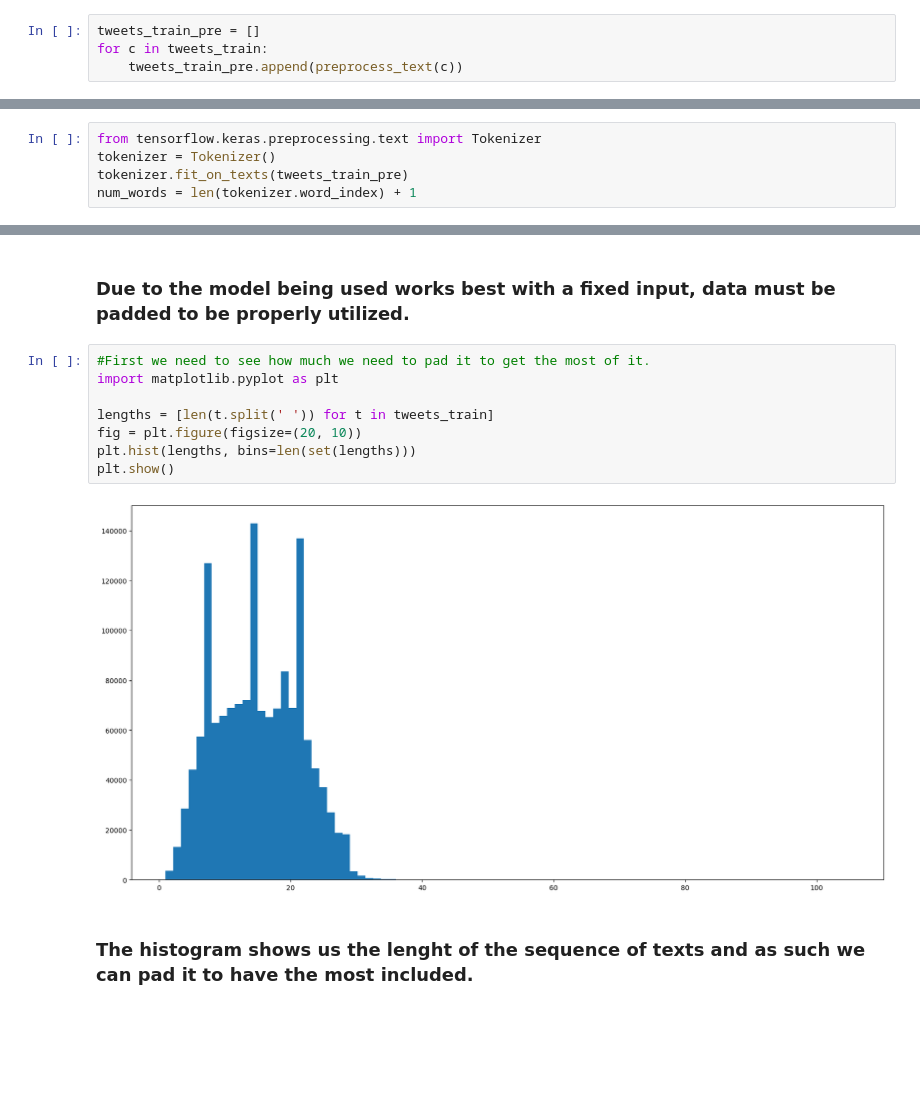
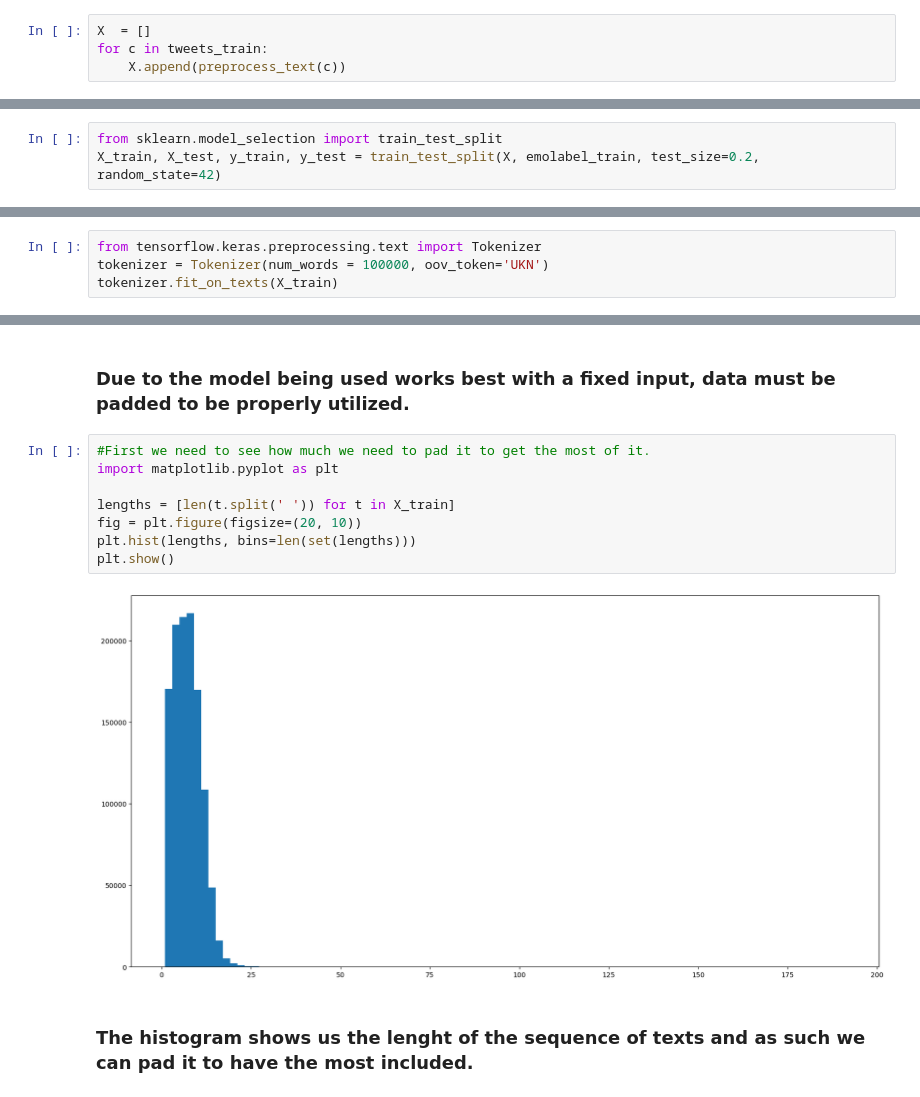
Before and after one commit to NyleGalvez/DM2022-Lab2-Homework, a Jupyter notebook: Competition - Optimized PreProcessing.ipynb, the cells around one changed output, grey strips where cells are left out. Saved outputs shown, nothing was run; the diff lists cells and outputs as text; blank space fills up the shorter version.

```diff
--- a/Competition - Optimized PreProcessing.ipynb
+++ b/Competition - Optimized PreProcessing.ipynb
@@ -261,5 +298,5 @@ Since the GPL-licensed package `unidecode` is not installed, using Python's `uni
 # %%
-tweets_train_pre = []
+X  = []
 for c in tweets_train:
-    tweets_train_pre.append(preprocess_text(c))
+    X.append(preprocess_text(c))
 # %%
@@ -269 +326,4 @@ for c in tweets_test:
+# %%
+from sklearn.model_selection import train_test_split
+X_train, X_test, y_train, y_test = train_test_split(X, emolabel_train, test_size=0.2, random_state=42)
 # %%
@@ -285,6 +337,5 @@ when your husband forgots to turn his alarm clock off and its a bank holiday . t
 As mentioned before, certain decision were decided due to the speed of how things could be. Here is where that started, with usage of Tensorflow, Keras, and trying to make code that make things faster but instead made things longer. I decided to go with the Keras Tokenization as I was able to set a limit of words to be used, as well as it being very compatible with padding. This solution performed well as it was able to still provided a relatively decent accuracy predicition overall.
 # %%
 from tensorflow.keras.preprocessing.text import Tokenizer
-tokenizer = Tokenizer()
-tokenizer.fit_on_texts(tweets_train_pre)
-num_words = len(tokenizer.word_index) + 1
+tokenizer = Tokenizer(num_words = 100000, oov_token='UKN')
+tokenizer.fit_on_texts(X_train)
@@ -309,13 +361,13 @@ tokenizer.num_words = 100000
 # %%
 #First we need to see how much we need to pad it to get the most of it.
 import matplotlib.pyplot as plt
 
-lengths = [len(t.split(' ')) for t in tweets_train]
+lengths = [len(t.split(' ')) for t in X_train]
 fig = plt.figure(figsize=(20, 10))
 plt.hist(lengths, bins=len(set(lengths)))
 plt.show()
 # %% [output]
-[figure, old version]
+[figure, new version]
 # %% [markdown]
 ### The histogram shows us the lenght of the sequence of texts and as such we can pad it to have the most included.
 # %%
```
Also changed, not shown: parts of 26 cells of this notebook, 6 other files.
